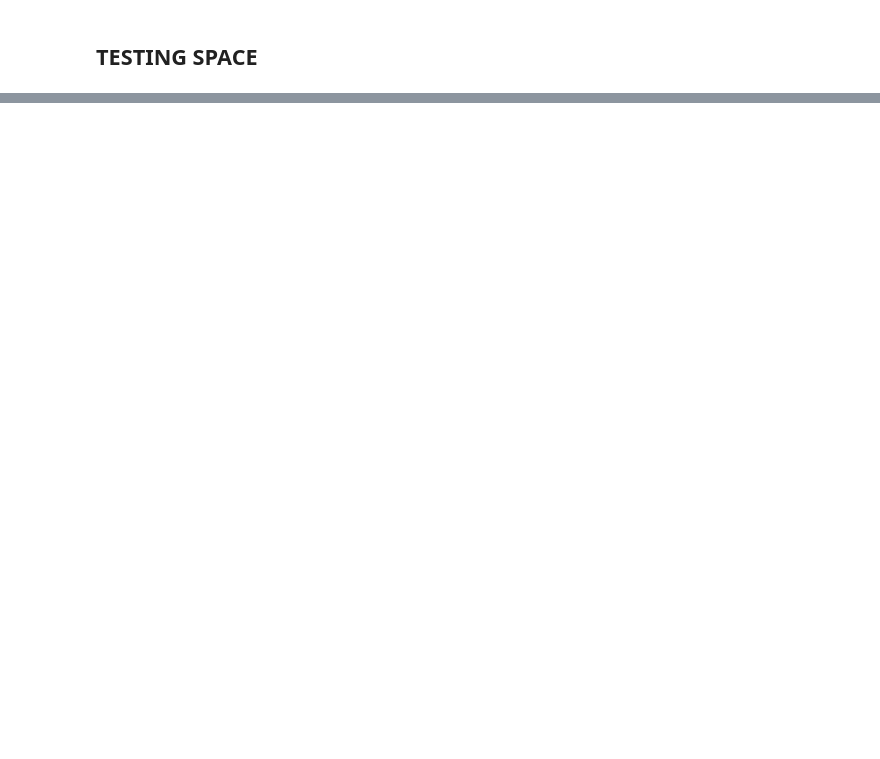
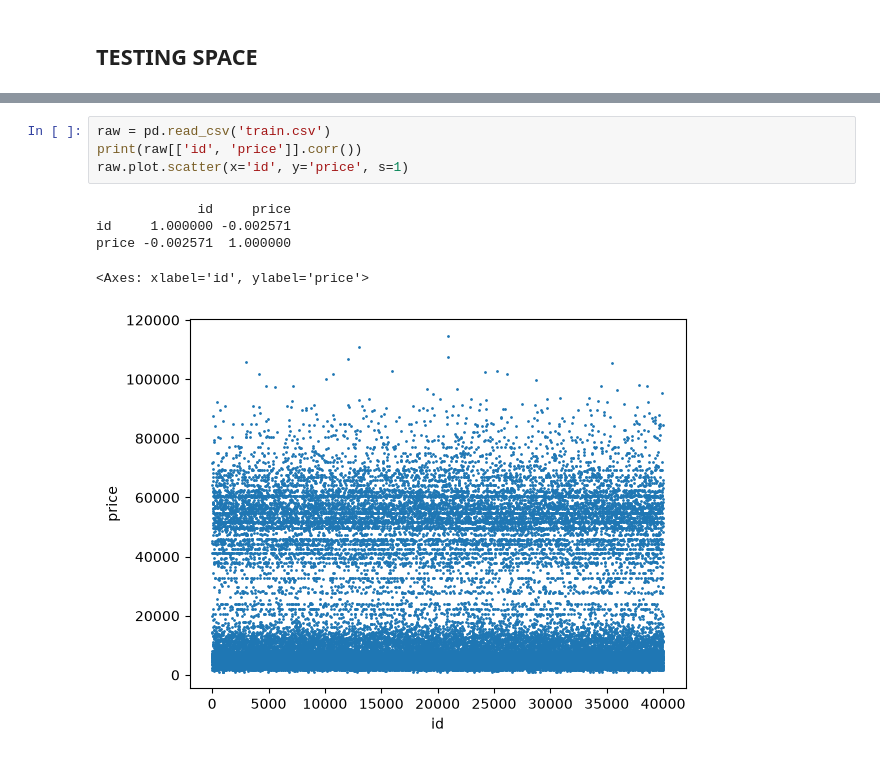
Before and after one commit to harshini-sudharsan/Kaggle_Assignment1, a Jupyter notebook: models.ipynb, the cells around one changed output, grey strips where cells are left out. Saved outputs shown, nothing was run; the diff lists cells and outputs as text; blank space fills up the shorter version.

```diff
--- a/models.ipynb
+++ b/models.ipynb
@@ -706,0 +745,10 @@ pd.DataFrame({'id': ids, 'price': pred.round().astype(int)}) \
+# %%
+raw = pd.read_csv('train.csv')
+print(raw[['id', 'price']].corr())
+raw.plot.scatter(x='id', y='price', s=1)
+# %% [output]
+             id     price
+id     1.000000 -0.002571
+price -0.002571  1.000000
+<Axes: xlabel='id', ylabel='price'>
+[figure, added]
```
Also changed, not shown: parts of 15 cells of this notebook, 3 other files.
